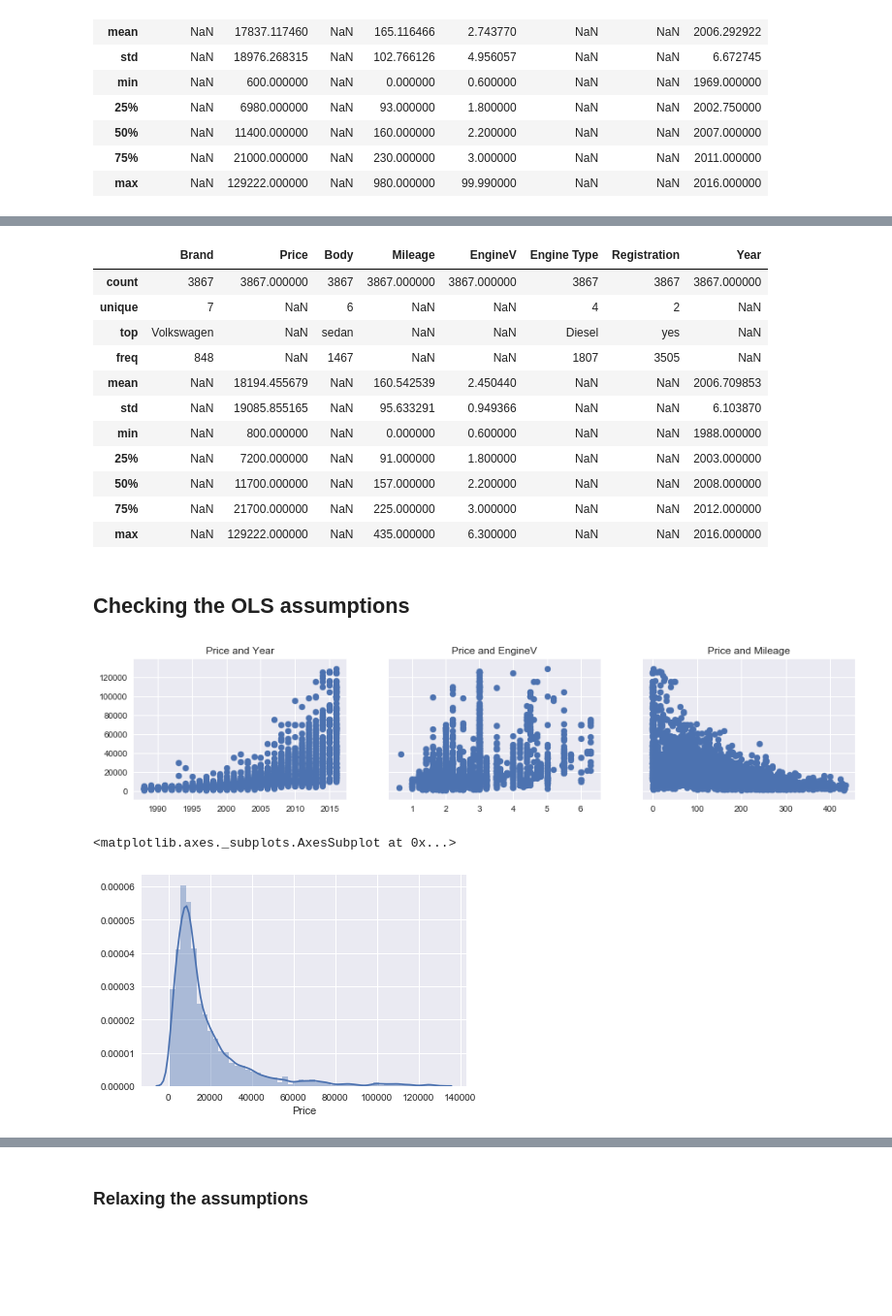
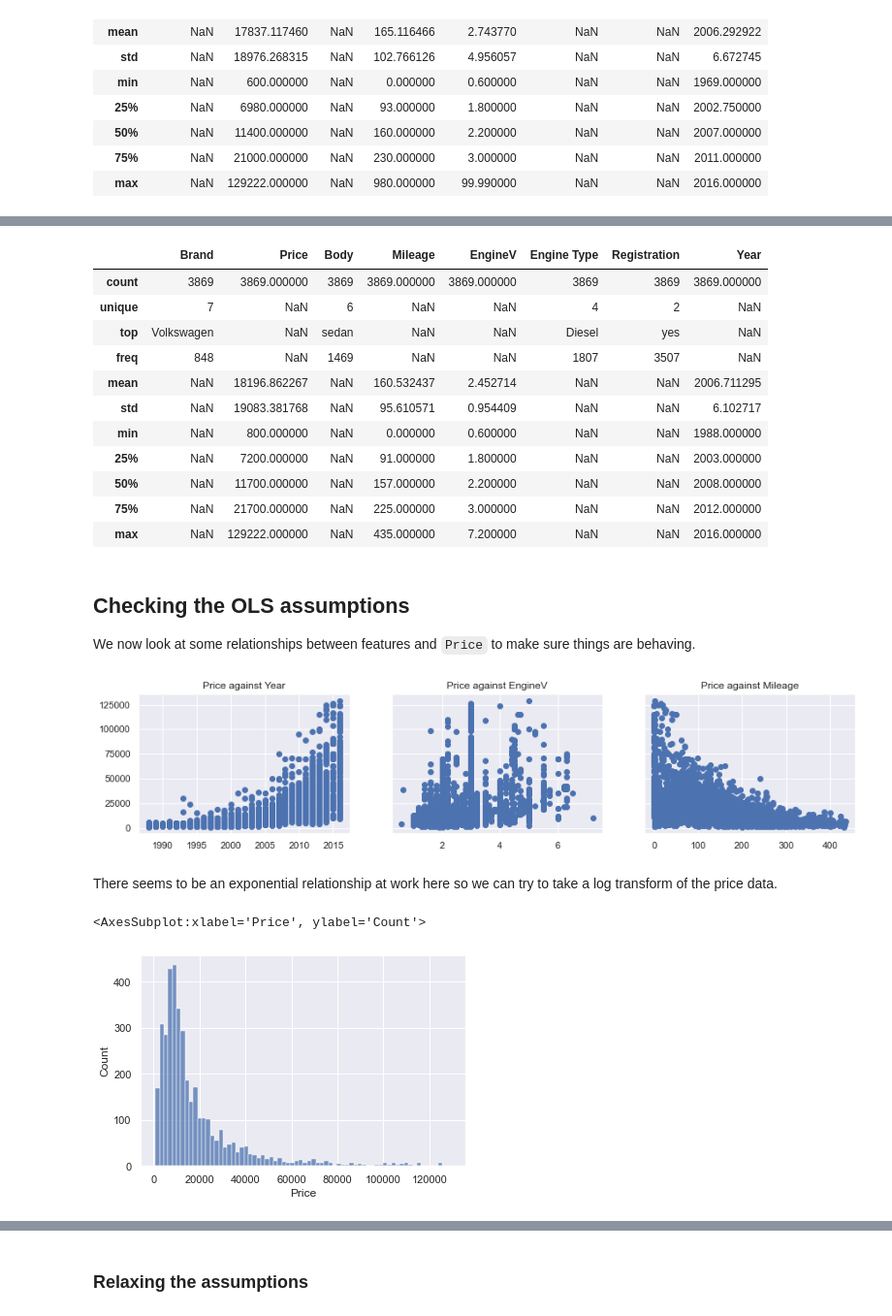
Before and after one commit to Luntbox/sklearn-bootcamp-projects, a Jupyter notebook: sklearn - Linear Regression - Practical Example complete.ipynb, the cells around one changed output, grey strips where cells are left out. Shown at 97% size. Cells and saved outputs as stored; diff of their text form; code cells hidden in the pictures; blank space fills up the shorter version.

```diff
--- a/sklearn - Linear Regression - Practical Example complete.ipynb
+++ b/sklearn - Linear Regression - Practical Example complete.ipynb
@@ -150,3 +156,3 @@ sns.distplot(data_no_mv['EngineV'])
 # %%
-data_3 = data_2[data_2['EngineV']<6.5]
+data_3 = data_2[data_2['EngineV']<8]
 # %%
@@ -173,34 +181,38 @@ data_cleaned = data_4.reset_index(drop=True)
 data_cleaned.describe(include='all')
 # %% [output]
 |  | Brand | Price | Body | Mileage | EngineV | Engine Type | Registration | Year |
-| count | 3867 | 3867.000000 | 3867 | 3867.000000 | 3867.000000 | 3867 | 3867 | 3867.000000 |
+| count | 3869 | 3869.000000 | 3869 | 3869.000000 | 3869.000000 | 3869 | 3869 | 3869.000000 |
 | unique | 7 | NaN | 6 | NaN | NaN | 4 | 2 | NaN |
 | top | Volkswagen | NaN | sedan | NaN | NaN | Diesel | yes | NaN |
-| freq | 848 | NaN | 1467 | NaN | NaN | 1807 | 3505 | NaN |
-| mean | NaN | 18194.455679 | NaN | 160.542539 | 2.450440 | NaN | NaN | 2006.709853 |
-| std | NaN | 19085.855165 | NaN | 95.633291 | 0.949366 | NaN | NaN | 6.103870 |
+| freq | 848 | NaN | 1469 | NaN | NaN | 1807 | 3507 | NaN |
+| mean | NaN | 18196.862267 | NaN | 160.532437 | 2.452714 | NaN | NaN | 2006.711295 |
+| std | NaN | 19083.381768 | NaN | 95.610571 | 0.954409 | NaN | NaN | 6.102717 |
 | min | NaN | 800.000000 | NaN | 0.000000 | 0.600000 | NaN | NaN | 1988.000000 |
 | 25% | NaN | 7200.000000 | NaN | 91.000000 | 1.800000 | NaN | NaN | 2003.000000 |
 | 50% | NaN | 11700.000000 | NaN | 157.000000 | 2.200000 | NaN | NaN | 2008.000000 |
 | 75% | NaN | 21700.000000 | NaN | 225.000000 | 3.000000 | NaN | NaN | 2012.000000 |
-| max | NaN | 129222.000000 | NaN | 435.000000 | 6.300000 | NaN | NaN | 2016.000000 |
+| max | NaN | 129222.000000 | NaN | 435.000000 | 7.200000 | NaN | NaN | 2016.000000 |
-# %% [markdown]
-## Checking the OLS assumptions
+# %% [markdown]
+## Checking the OLS assumptions
+
+We now look at some relationships between features and `Price` to make sure things are behaving.
 # %%
 f, (ax1, ax2, ax3) = plt.subplots(1, 3, sharey=True, figsize =(15,3))
 ax1.scatter(data_cleaned['Year'],data_cleaned['Price'])
-ax1.set_title('Price and Year')
+ax1.set_title('Price against Year')
 ax2.scatter(data_cleaned['EngineV'],data_cleaned['Price'])
-ax2.set_title('Price and EngineV')
+ax2.set_title('Price against EngineV')
 ax3.scatter(data_cleaned['Mileage'],data_cleaned['Price'])
-ax3.set_title('Price and Mileage')
+ax3.set_title('Price against Mileage')
 
 
 plt.show()
 # %% [output]
-[figure, old version]
+[figure, new version]
+# %% [markdown]
+There seems to be an exponential relationship at work here so we can try to take a log transform of the price data.
 # %%
-sns.distplot(data_cleaned['Price'])
+sns.histplot(data_cleaned['Price'])
 # %% [output]
-<matplotlib.axes._subplots.AxesSubplot at 0x...>
+<AxesSubplot:xlabel='Price', ylabel='Count'>
-[figure, old version]
+[figure, new version]
```
Also changed, not shown: parts of 46 cells of this notebook.
